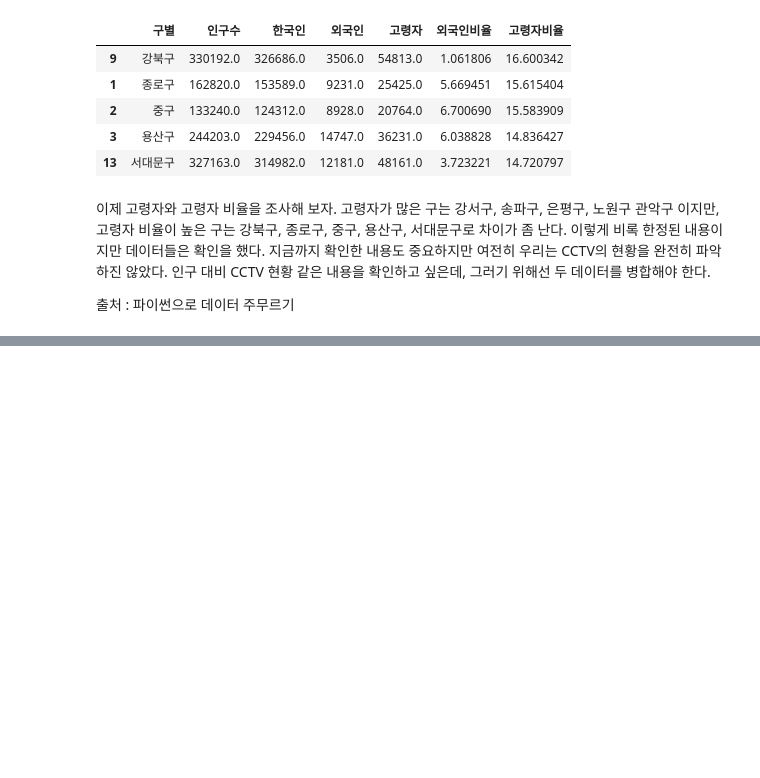
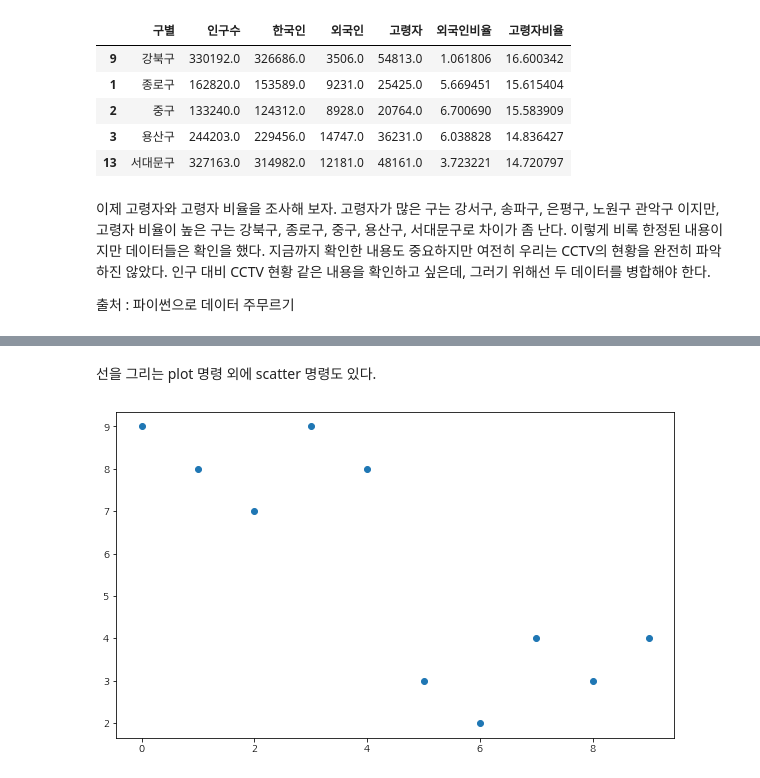
Before and after one commit to jaeyoon89/python_datascience_study, a Jupyter notebook: ch1_analysis_CCTV_Seoul_#1.ipynb, the cells around one changed output, grey strips where cells are left out. Drawn from its saved outputs; the diff is of its cells as text; code cells hidden in the pictures; blank space fills up the shorter version.

```diff
--- a/ch1_analysis_CCTV_Seoul_#1.ipynb
+++ b/ch1_analysis_CCTV_Seoul_#1.ipynb
@@ -1071,0 +1063,11 @@ t = np.array
+# %% [markdown]
+선을 그리는 plot 명령 외에 scatter 명령도 있다.
+# %%
+t = np.array([0,1,2,3,4,5,6,7,8,9])
+y = np.array([9,8,7,9,8,3,2,4,3,4])
+# %%
+plt.figure(figsize=(10,6))
+plt.scatter(t,y)
+plt.show()
+# %% [output]
+[figure, added]
```
Also changed, not shown: parts of 215 cells of this notebook.
